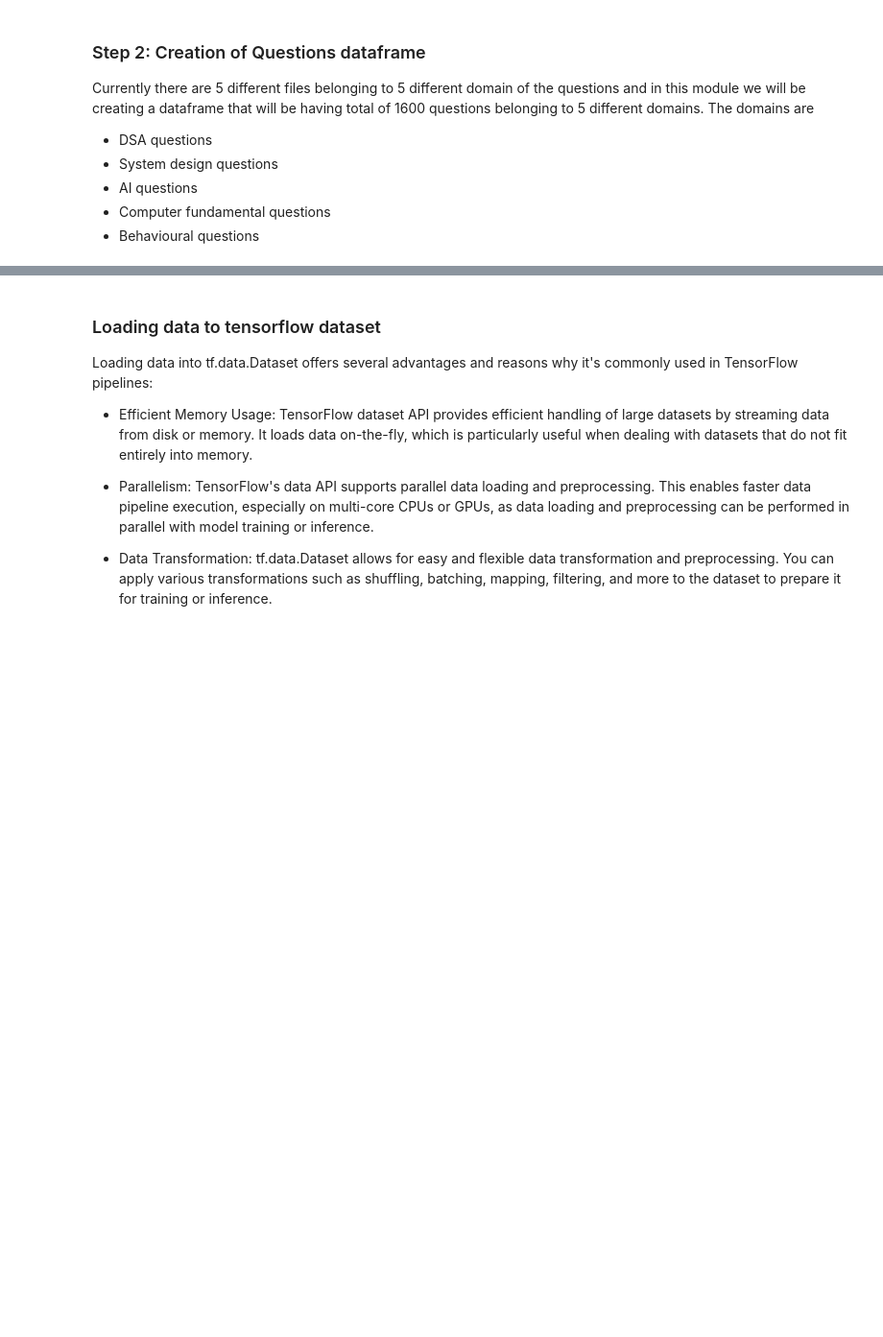
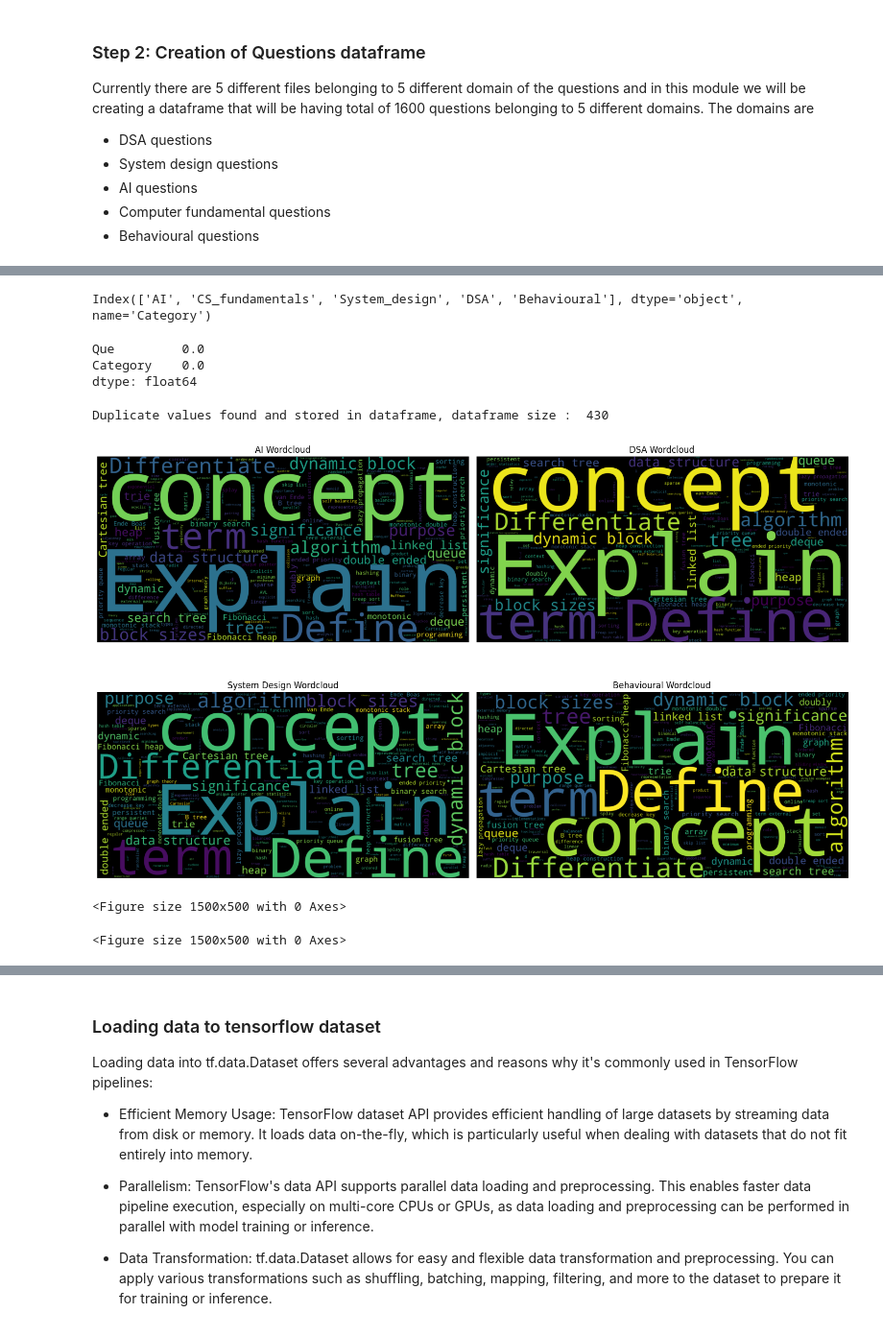
Before and after one commit to yuvraaj2002/AI_Projects, a Jupyter notebook: AI_Tutor/Notebook/Que_classification.ipynb, the cells around one changed output, grey strips where cells are left out. Shown at 96% size. Cells and saved outputs as stored; diff of their text form; code cells hidden in the pictures; blank space fills up the shorter version.

```diff
--- a/AI_Tutor/Notebook/Que_classification.ipynb
+++ b/AI_Tutor/Notebook/Que_classification.ipynb
@@ -91,0 +111,80 @@ df.reset_index(drop=True,inplace=True)
+# %%
+df['Category'].value_counts().index
+# %% [output]
+Index(['AI', 'CS_fundamentals', 'System_design', 'DSA', 'Behavioural'], dtype='object', name='Category')
+# %%
+# Checking percentage of missinng values
+df.isnull().mean()*100
+# %% [output]
+Que         0.0
+Category    0.0
+dtype: float64
+# %%
+# Checking if there are any duplicate values
+duplicate_counts = df.duplicated().sum()
+if duplicate_counts > 0:
+
+    # Storing all the duplicate data
+    Duplicate_df = df[df.duplicated() == True]
+    print("Duplicate values found and stored in dataframe, dataframe size : ",Duplicate_df.shape[0])
+else:
+    print("There are no duplicate values")
+# %% [output]
+Duplicate values found and stored in dataframe, dataframe size :  430
+# %%
+# Extracting the course titles and joining sentences into a single string
+ai_que = df[df['Category'] == 'AI']['Que'].values
+dsa_que = df[df['Category'] == 'DSA']['Que'].values
+sd_que = df[df['Category'] == 'System_design']['Que'].values
+beh_que = df[df['Category'] == 'Behavioural']['Que'].values
+
+# Extracting all the questions into single string
+ai_que_string = " ".join(dsa_que.tolist())
+dsa_que_string = " ".join(dsa_que.tolist())
+sd_que_string = " ".join(dsa_que.tolist())
+beh_que_string = " ".join(dsa_que.tolist())
+
+# Set other parameters
+wordcloud1 = WordCloud(width=1600, height=800).generate(ai_que_string)
+wordcloud2 = WordCloud(width=1600, height=800).generate(dsa_que_string)
+wordcloud3 = WordCloud(width=1600, height=800).generate(sd_que_string)
+wordcloud4 = WordCloud(width=1600, height=800).generate(beh_que_string)
+
+# Plotting
+fig, ax = plt.subplots(2, 2, figsize=(15, 10))
+
+ax[0, 0].imshow(wordcloud1, interpolation='bilinear')
+ax[0, 0].set_title('AI Wordcloud')
+ax[0, 0].axis('off')
+
+ax[0, 1].imshow(wordcloud2, interpolation='bilinear')
+ax[0, 1].set_title('DSA Wordcloud')
+ax[0, 1].axis('off')
+
+ax[1, 0].imshow(wordcloud3, interpolation='bilinear')
+ax[1, 0].set_title('System Design Wordcloud')
+ax[1, 0].axis('off')
+
+ax[1, 1].imshow(wordcloud4, interpolation='bilinear')
+ax[1, 1].set_title('Behavioural Wordcloud')
+ax[1, 1].axis('off')
+
+plt.tight_layout()
+plt.show()
+# %% [output]
+[figure, added]
+# %%
+# Extracting the course titles and joining sentences into a single string
+dsa_que = df[df['Category'] == 'System_design']['Que'].values
+dsa_que_string = " ".join(dsa_que.tolist())
+
+# Set other parameters
+wordcloud1 = WordCloud(width=1600, height=800).generate(dsa_que_string)
+
+plt.figure( figsize=(15,5), facecolor='k')
+# plt.imshow(wordcloud)
+# plt.axis("off")
+# plt.savefig('wordcloud.png', facecolor='k')
+# %% [output]
+<Figure size 1500x500 with 0 Axes>
+<Figure size 1500x500 with 0 Axes>
```
Also changed, not shown: parts of 19 cells of this notebook.
